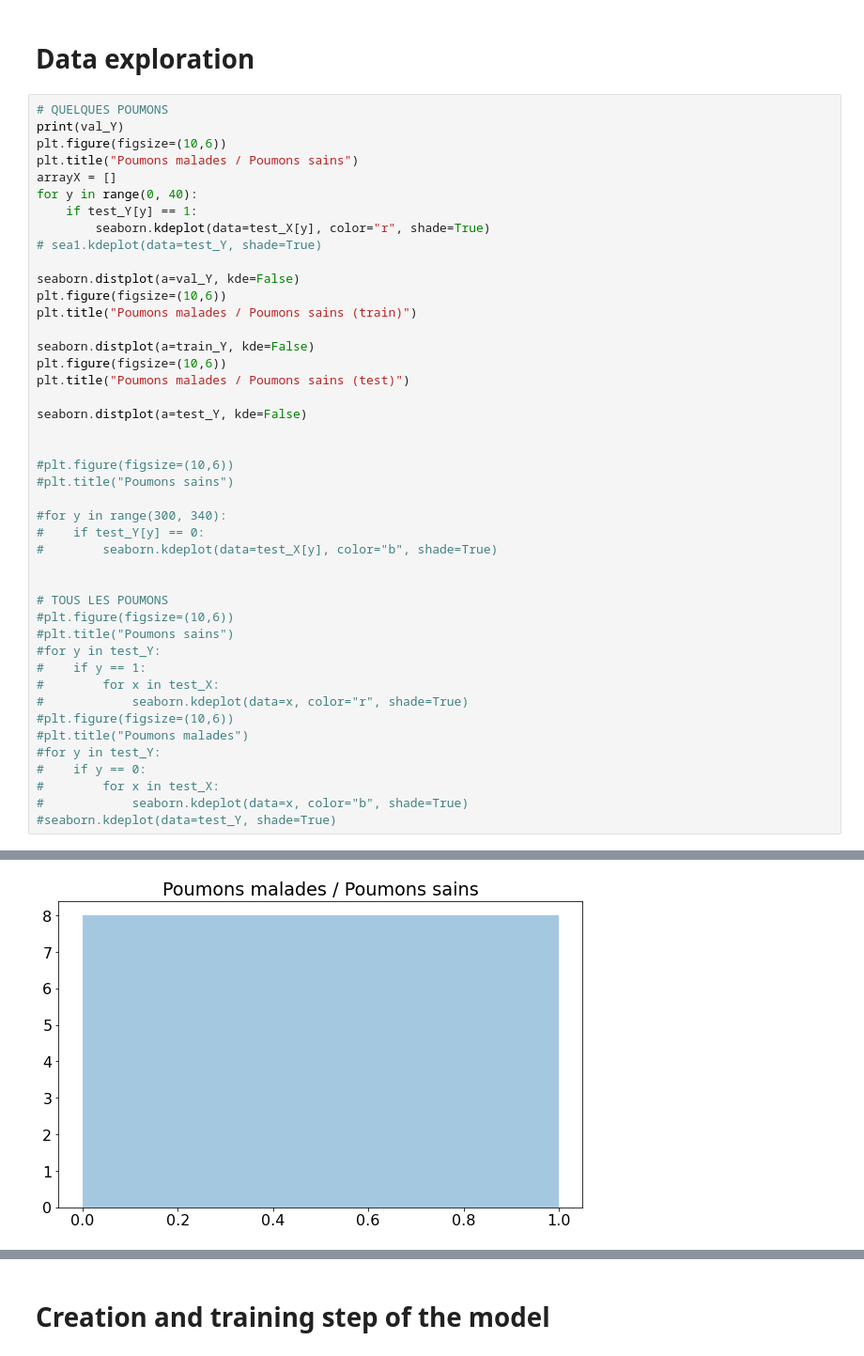
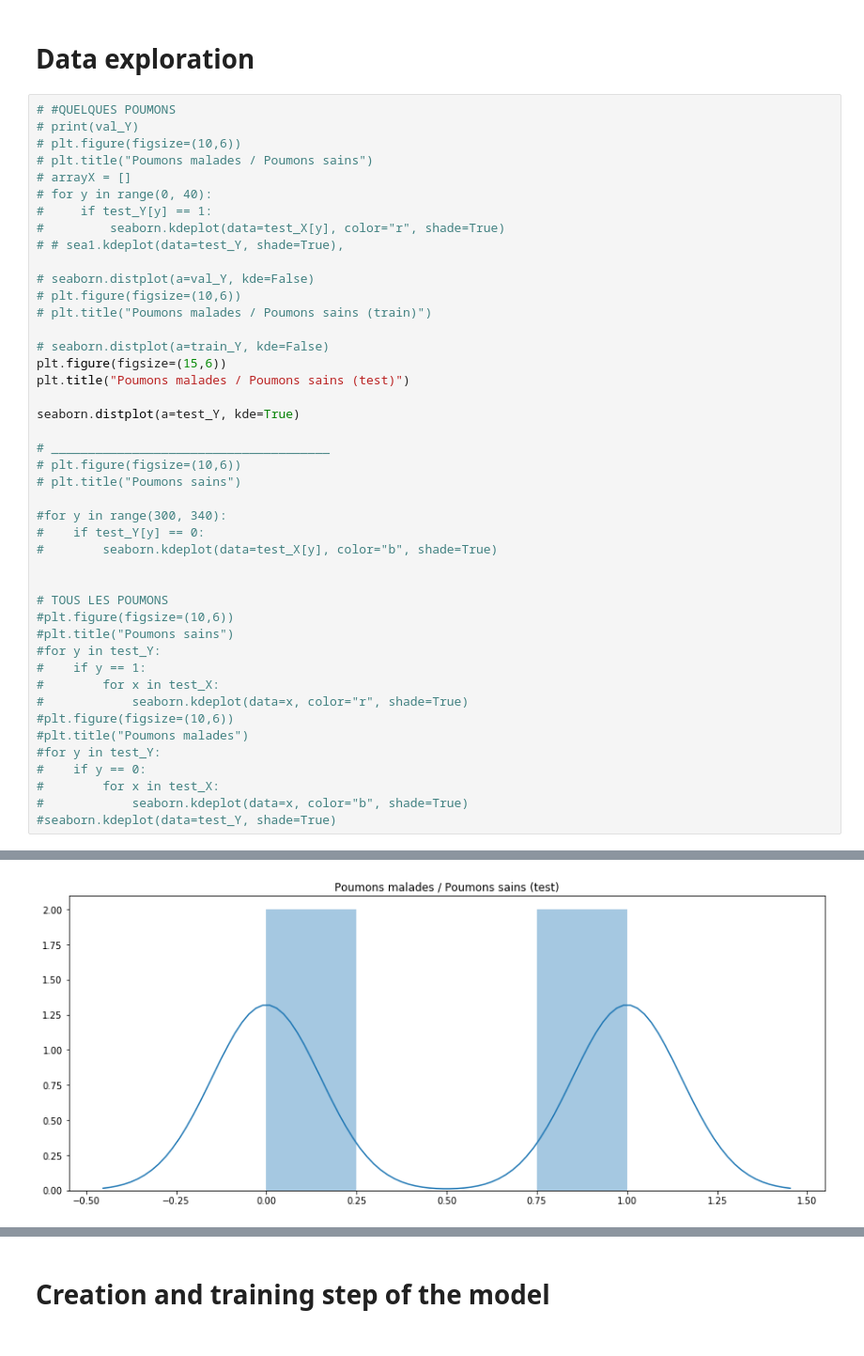
Before and after one commit to himiro/imageRecognition_2021_17, a Jupyter notebook: chest_Xray/chest_xray.ipynb, the cells around one changed output, grey strips where cells are left out. Shown at 94% size. Saved outputs shown, nothing was run; the diff lists cells and outputs as text.

Commit message:
Merge branch 'master' of https://github.com/himiro/imageRecognition_2021_17
# Conflicts:
#	chest_Xray/chest_xray.ipynb

```diff
--- a/chest_Xray/chest_xray.ipynb
+++ b/chest_Xray/chest_xray.ipynb
@@ -109,29 +137,29 @@ test_Y = np.array(test_Y)
 # %% [markdown]
 # Data exploration
 # %%
-# QUELQUES POUMONS
-print(val_Y)
-plt.figure(figsize=(10,6))
-plt.title("Poumons malades / Poumons sains")
-arrayX = []
-for y in range(0, 40):
-    if test_Y[y] == 1:
-        seaborn.kdeplot(data=test_X[y], color="r", shade=True)
-# sea1.kdeplot(data=test_Y, shade=True)
+# #QUELQUES POUMONS
+# print(val_Y)
+# plt.figure(figsize=(10,6))
+# plt.title("Poumons malades / Poumons sains")
+# arrayX = []
+# for y in range(0, 40):
+#     if test_Y[y] == 1:
+#         seaborn.kdeplot(data=test_X[y], color="r", shade=True)
+# # sea1.kdeplot(data=test_Y, shade=True),
 
-seaborn.distplot(a=val_Y, kde=False)
-plt.figure(figsize=(10,6))
-plt.title("Poumons malades / Poumons sains (train)")
+# seaborn.distplot(a=val_Y, kde=False)
+# plt.figure(figsize=(10,6))
+# plt.title("Poumons malades / Poumons sains (train)")
 
-seaborn.distplot(a=train_Y, kde=False)
-plt.figure(figsize=(10,6))
+# seaborn.distplot(a=train_Y, kde=False)
+plt.figure(figsize=(15,6))
 plt.title("Poumons malades / Poumons sains (test)")
 
-seaborn.distplot(a=test_Y, kde=False)
+seaborn.distplot(a=test_Y, kde=True)
 
-
-#plt.figure(figsize=(10,6))
-#plt.title("Poumons sains")
+# ______________________________________
+# plt.figure(figsize=(10,6))
+# plt.title("Poumons sains")
 
 #for y in range(300, 340):
 #    if test_Y[y] == 0:
@@ -158 +185 @@ seaborn.distplot(a=test_Y, kde=False)
-[figure, old version]
+[figure, new version]
```
Also changed, not shown: parts of 8 cells of this notebook.
